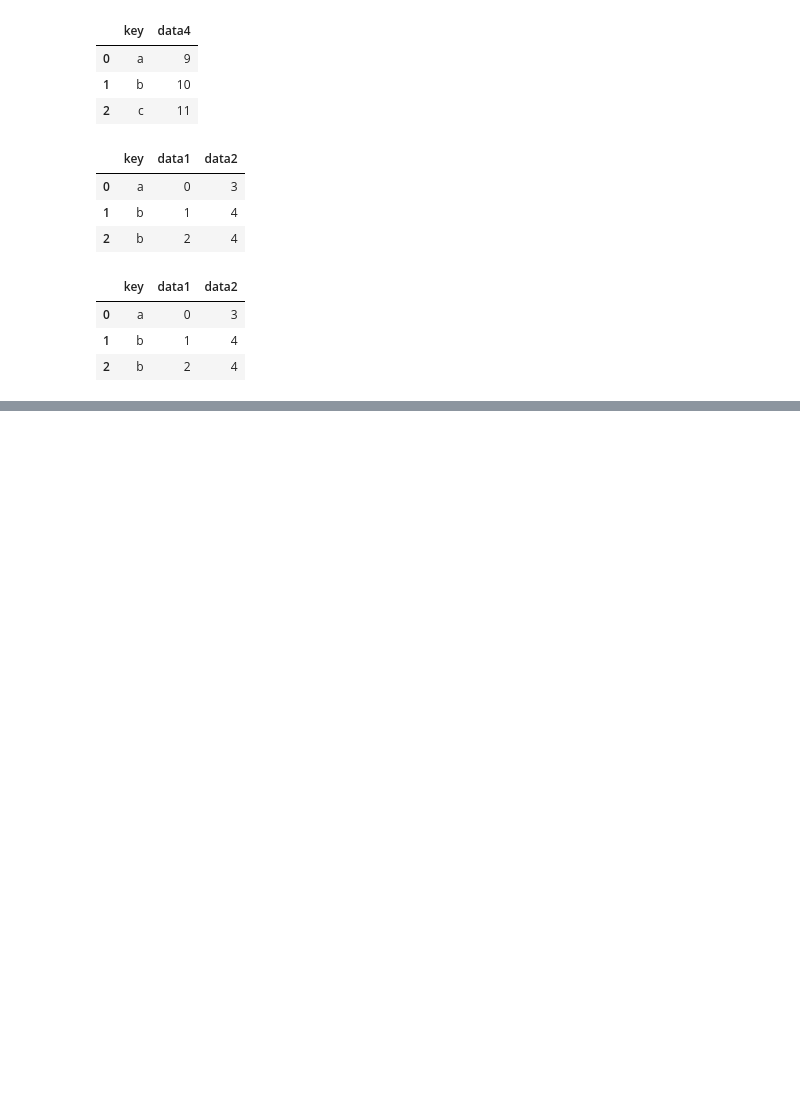
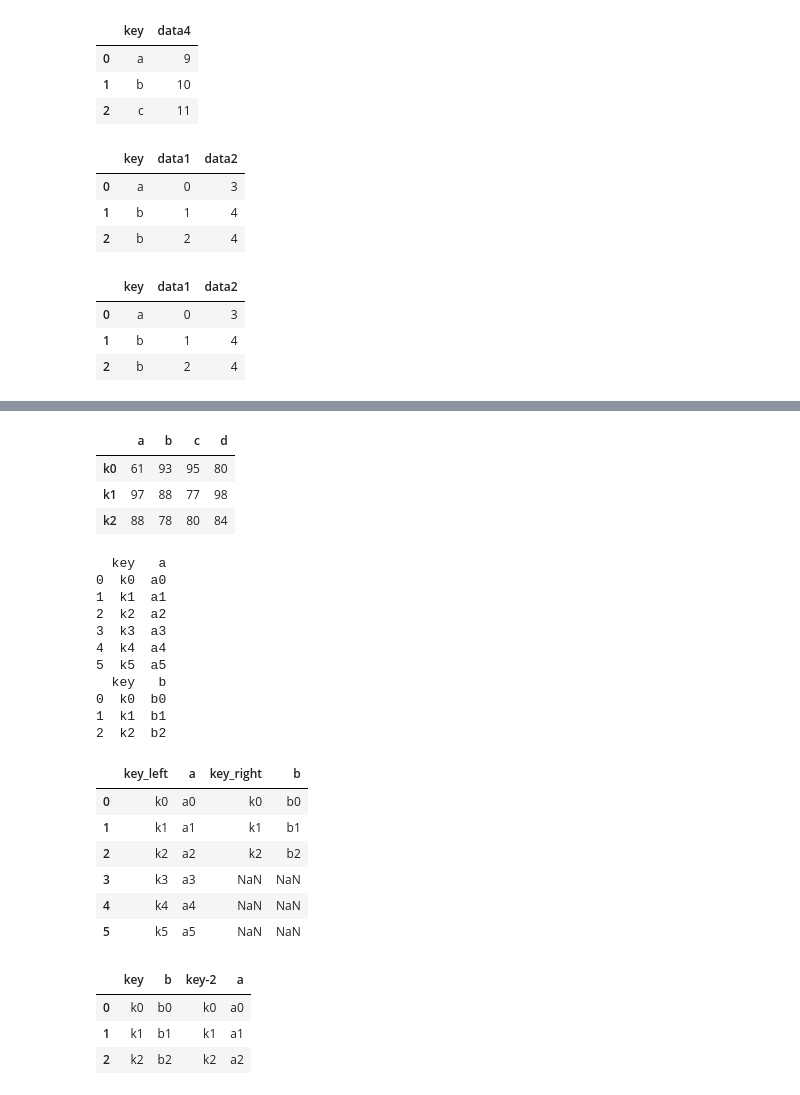
Before and after one commit to victiny23/Explore_Pandas, a Jupyter notebook: combine_data.ipynb, the cells around one changed output, grey strips where cells are left out. Cells and saved outputs as stored; diff of their text form; code cells hidden in the pictures; blank space fills up the shorter version.

Commit message:
merge, concat, append, join

```diff
--- a/combine_data.ipynb
+++ b/combine_data.ipynb
@@ -71,0 +362,42 @@ df1.merge(df2)
+# %%
+pd.concat([data5, data6], axis=1)
+# %% [output]
+|  | a | b | c | d |
+| k0 | 61 | 93 | 95 | 80 |
+| k1 | 97 | 88 | 77 | 98 |
+| k2 | 88 | 78 | 80 | 84 |
+# %%
+"""suffix for same column names"""
+data7 = pd.DataFrame({'key': ['k0', 'k1', 'k2', 'k3', 'k4', 'k5'],
+                       'a': ['a0', 'a1', 'a2', 'a3', 'a4', 'a5']})
+data8 = pd.DataFrame({'key': ['k0', 'k1', 'k2'],
+                       'b': ['b0', 'b1', 'b2']})
+print(data7)
+print(data8)
+data7.join(data8, lsuffix='_left', rsuffix='_right')
+# %% [output]
+  key   a
+0  k0  a0
+1  k1  a1
+2  k2  a2
+3  k3  a3
+4  k4  a4
+5  k5  a5
+  key   b
+0  k0  b0
+1  k1  b1
+2  k2  b2
+|  | key_left | a | key_right | b |
+| 0 | k0 | a0 | k0 | b0 |
+| 1 | k1 | a1 | k1 | b1 |
+| 2 | k2 | a2 | k2 | b2 |
+| 3 | k3 | a3 | NaN | NaN |
+| 4 | k4 | a4 | NaN | NaN |
+| 5 | k5 | a5 | NaN | NaN |
+# %%
+data8.join(data7, rsuffix='-2')
+# %% [output]
+|  | key | b | key-2 | a |
+| 0 | k0 | b0 | k0 | a0 |
+| 1 | k1 | b1 | k1 | a1 |
+| 2 | k2 | b2 | k2 | a2 |
```
Also changed, not shown: parts of 27 cells of this notebook.
